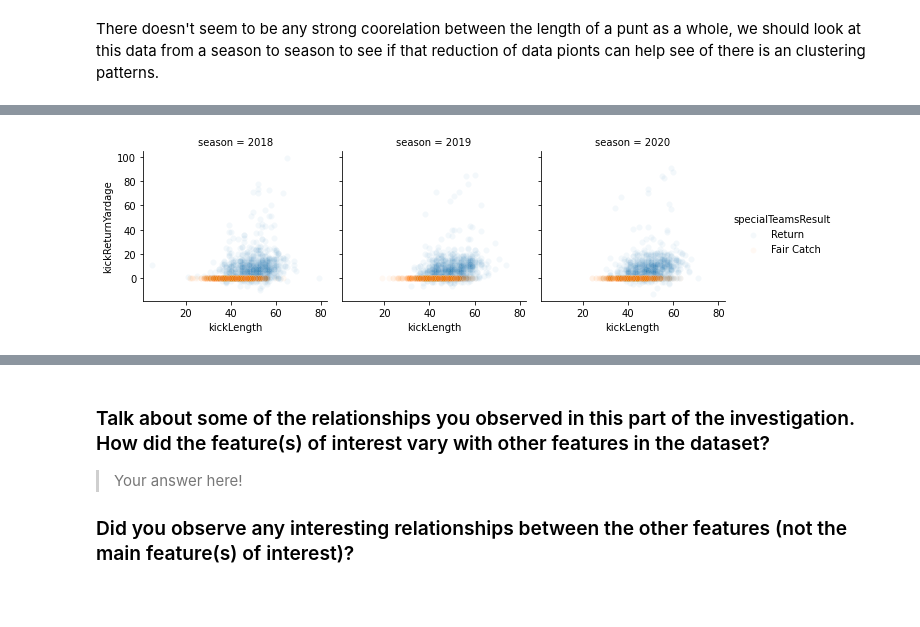
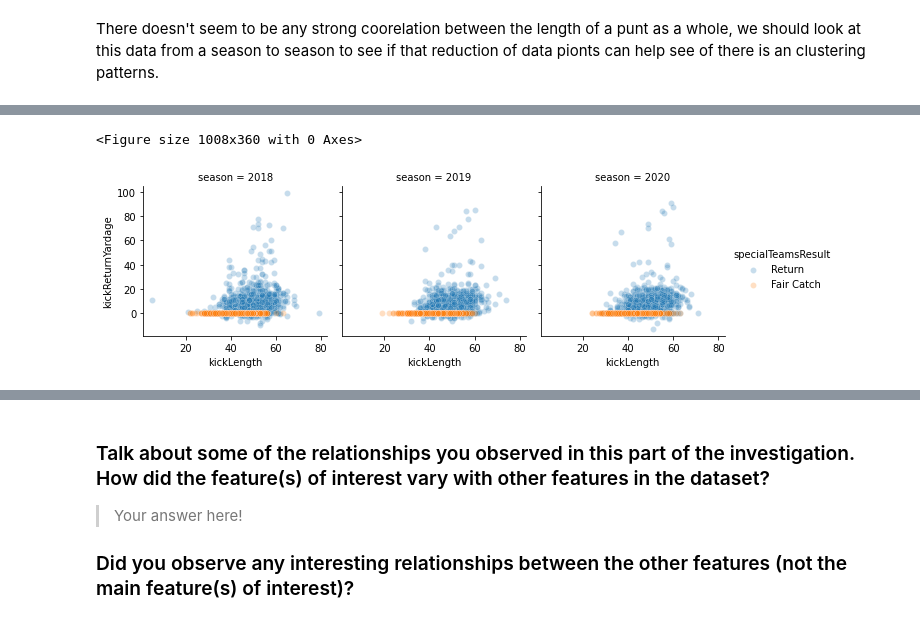
Before and after one commit to dkrejcarek/punt_analysis, a Jupyter notebook: Part_I_exploration_template.ipynb, the cells around one changed output, grey strips where cells are left out. Drawn from its saved outputs; the diff is of its cells as text; code cells hidden in the pictures.

```diff
--- a/Part_I_exploration_template.ipynb
+++ b/Part_I_exploration_template.ipynb
@@ -422,6 +487,8 @@ punt_data
 # %%
+plt.figure(figsize=[14,5])
 g = sb.FacetGrid(punt_data, col = 'season', hue = 'specialTeamsResult')
-g.map(sb.scatterplot, 'kickLength', 'kickReturnYardage',  alpha = 0.05)
+g.map(sb.scatterplot, 'kickLength', 'kickReturnYardage',  alpha = .25)
 g.add_legend();
 # %% [output]
+<Figure size 1008x360 with 0 Axes>
-[figure, old version]
+[figure, new version]
```
Also changed, not shown: parts of 11 cells of this notebook.
